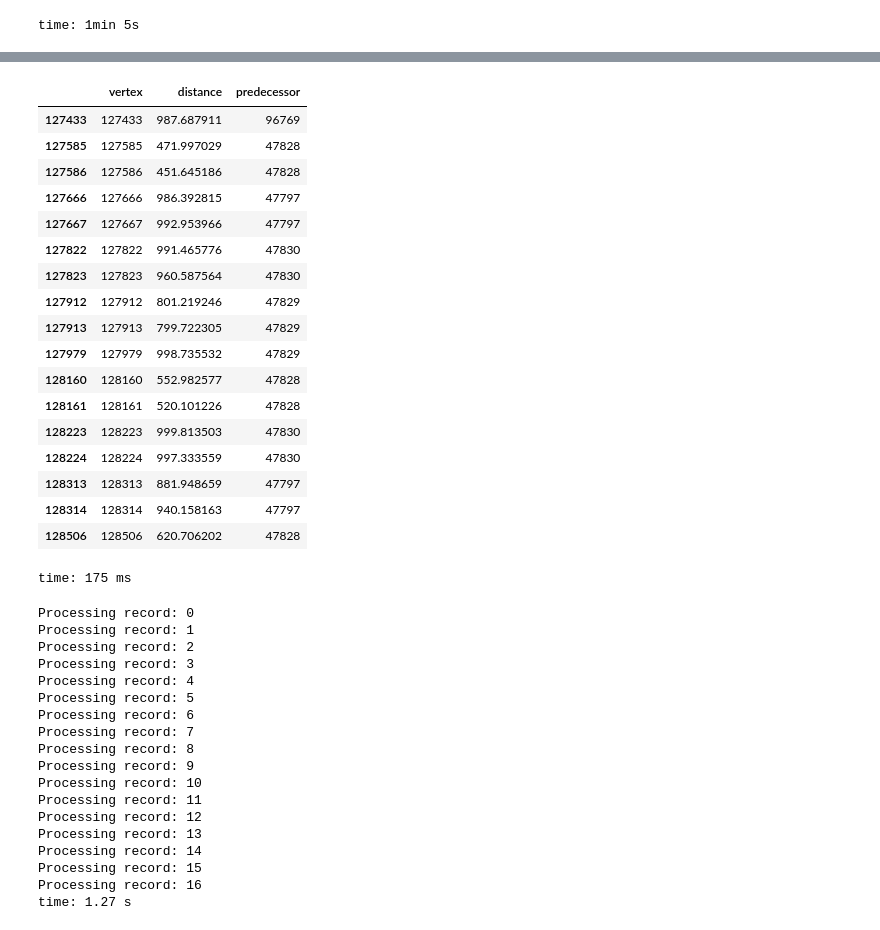
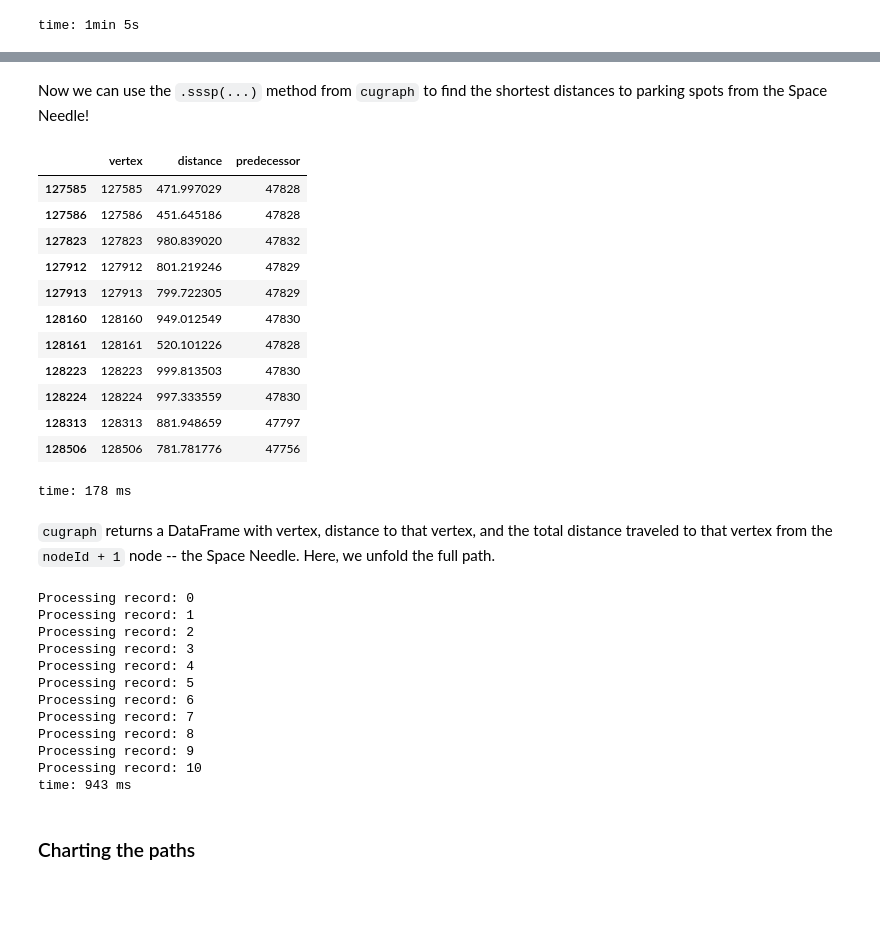
Before and after one commit to drabastomek/rapids-notebooks, a Jupyter notebook: codes/rapids_seattleParking_graph.ipynb, the cells around one changed output, grey strips where cells are left out. Cells and saved outputs as stored; diff of their text form; code cells hidden in the pictures; blank space fills up the shorter version.

```diff
--- a/codes/rapids_seattleParking_graph.ipynb
+++ b/codes/rapids_seattleParking_graph.ipynb
@@ -89,0 +73,8 @@ time: 555 ms
+# %%
+from math import sin, cos, sqrt, atan2, pi
+
+def calculateDistance(latitude, longitude, LAT_Ref, LON_Ref, Distance_Python):
+    for i, (theta_1, phi_1, theta_2, phi_2) in enumerate(zip(latitude, longitude, LAT_Ref, LON_Ref)):
+        temp = (sin((theta_2-theta_1)/2*pi/180)**2
+               + cos(theta_1*pi/180)*cos(theta_2*pi/180) * sin((phi_2-phi_1)/2*pi/180)**2)
+        Distance_Python[i] = 2 * atan2(sqrt(temp), sqrt(1-temp)) * 3958.8
@@ -89,0 +83,8 @@ time: 555 ms
+# %%
+df = df.apply_rows(
+    calculateDistance
+    , incols=['latitude', 'longitude', 'LAT_Ref', 'LON_Ref']
+    , outcols={'Distance_Python':np.float64}
+    , kwargs={}
+    , pessimistic_nulls=False
+)
@@ -165,9 +205,8 @@ time: 14 ms
 # %%
-# loc = parking_locations[0]
-
 for loc in parking_locations:
     nodeId = nodeId + 1
 
+    ### calculate the distances to the road intersections
     road_nodes['Lon_REF'] = loc['longitude']
     road_nodes['Lat_REF'] = loc['latitude']
     road_nodes['Distance'] = cuspatial.haversine_distance(
@@ -176,12 +215,12 @@ for loc in parking_locations:
         , road_nodes['Lon_REF']
         , road_nodes['Lat_REF']) * 0.621371 * 5280 # distance in feet as cuspatial returns kilometers
 
-    nearest = road_nodes.nsmallest(5, 'Distance') # connect to the nearest 5 intersections
+    nearest = road_nodes.nsmallest(3, 'Distance') # connect to the nearest 3 intersections
     nearest['node2'] = nodeId
+    nearest = nearest[['NodeID', 'node2', 'Distance']].rename({'NodeID': 'node1', 'Distance': 'LENGTH'})
+    road_graph_data = cudf.concat([road_graph_data, nearest]) ## append to the road_graph_data DataFrame
 
-    nearest = nearest[['NodeID', 'node2', 'Distance']].rename({'NodeID': 'node1', 'Distance': 'LENGTH'}) # get nearest road intersection
-    road_graph_data = cudf.concat([road_graph_data, nearest])
-
+    ### add the parking node with its own unique NodeID
     rec = {'NodeID': nodeId, 'Lon': loc['longitude'], 'Lat': loc['latitude'], 'SourceElementKey': loc['SourceElementKey']}
     parking_locations_tmp = cudf.DataFrame(rec)
     parking_locations_nodes = cudf.concat([parking_locations_nodes, parking_locations_tmp])
@@ -246,37 +285,30 @@ time: 15.3 ms
+# %% [markdown]
+Now we can use the `.sssp(...)` method from `cugraph` to find the shortest distances to parking spots from the Space Needle!
 # %%
 all_distances = cugraph.sssp(g, nodeId + 1)
-# all_distances['distancete'] = all_distances['distance']# + space_needle_to_nearest_intersection_dist
-distances = all_distances.query('vertex > 127380 and vertex < @nodeId + 1 and distance < 1000')#.rename({'vertex': 'NodeID'}).merge(road_nodes, on=['NodeID'])
+distances = all_distances.query('vertex > @parking_nodes_idx and vertex < @nodeId + 1 and distance < 1000')
 
 distances
-# distances.sort_values(by='distance')#.nsmallest(10, 'distance')
 # %% [output]
 |  | vertex | distance | predecessor |
-| 127433 | 127433 | 987.687911 | 96769 |
 | 127585 | 127585 | 471.997029 | 47828 |
 | 127586 | 127586 | 451.645186 | 47828 |
-| 127666 | 127666 | 986.392815 | 47797 |
-| 127667 | 127667 | 992.953966 | 47797 |
-| 127822 | 127822 | 991.465776 | 47830 |
-| 127823 | 127823 | 960.587564 | 47830 |
+| 127823 | 127823 | 980.839020 | 47832 |
 | 127912 | 127912 | 801.219246 | 47829 |
 | 127913 | 127913 | 799.722305 | 47829 |
-| 127979 | 127979 | 998.735532 | 47829 |
-| 128160 | 128160 | 552.982577 | 47828 |
+| 128160 | 128160 | 949.012549 | 47830 |
 | 128161 | 128161 | 520.101226 | 47828 |
 | 128223 | 128223 | 999.813503 | 47830 |
 | 128224 | 128224 | 997.333559 | 47830 |
 | 128313 | 128313 | 881.948659 | 47797 |
-| 128314 | 128314 | 940.158163 | 47797 |
-| 128506 | 128506 | 620.706202 | 47828 |
+| 128506 | 128506 | 781.781776 | 47756 |
-time: 175 ms
+time: 178 ms
+# %% [markdown]
+`cugraph` returns a DataFrame with vertex, distance to that vertex, and the total distance traveled to that vertex from the `nodeId + 1` node -- the Space Needle. Here, we unfold the full path.
 # %%
 # unfold -- create the whole path
-# vertex = distances.pop('vertex')
-
-closest_node = nodeId + 1 #space_needle_to_nearest_intersection['NodeID'].to_array()[0]
+closest_node = nodeId + 1
 parking_cnt = distances['vertex'].count()
-parking_cnt
 
 for i in range(parking_cnt):
     print('Processing record: {0}'.format(i))
@@ -306,13 +338,9 @@ Processing record: 7
 Processing record: 8
 Processing record: 9
 Processing record: 10
-Processing record: 11
-Processing record: 12
-Processing record: 13
-Processing record: 14
-Processing record: 15
-Processing record: 16
-time: 1.27 s
+time: 943 ms
+# %% [markdown]
+### Charting the paths
 # %%
 paths['vertex'] = paths['vertex'].astype('int64')
 paths['predecessor'] = paths['predecessor'].astype('int64')
```
Also changed, not shown: parts of 44 cells of this notebook.
